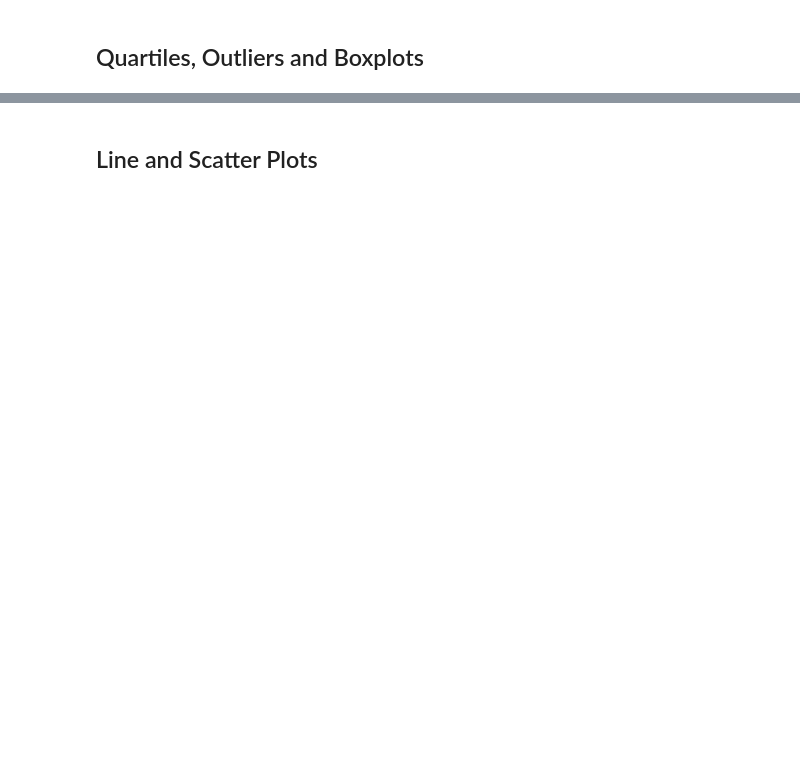
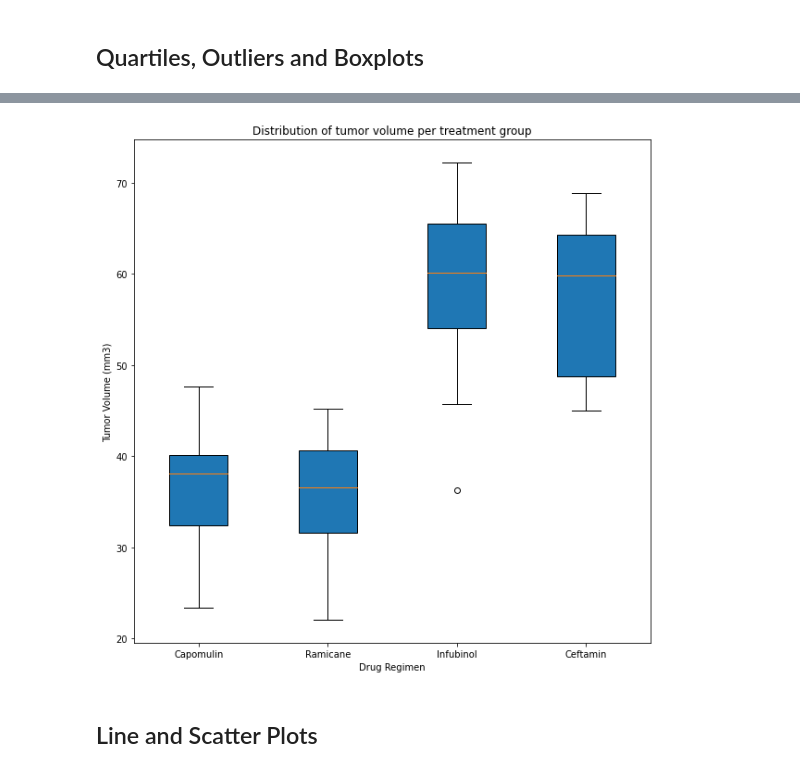
Before and after one commit to MechaBirdzilla/matplotlib-challenge, a Jupyter notebook: pymaceuticals_starter.ipynb, the cells around one changed output, grey strips where cells are left out. Drawn from its saved outputs; the diff is of its cells as text; code cells hidden in the pictures; blank space fills up the shorter version.

```diff
--- a/pymaceuticals_starter.ipynb
+++ b/pymaceuticals_starter.ipynb
@@ -162,17 +202,30 @@ plt.show()
 # %%
 # Put treatments into a list for for loop (and later for plot labels)
-
+treatments = ["Capomulin", "Ramicane", "Infubinol", "Ceftamin"]
 
 # Create empty list to fill with tumor vol data (for plotting)
+Capomulin=[]
+Ramicane=[]
+Infubinol=[]
+Ceftamin=[]
+
+# Create a for loop to fill the empty lists with data
+
+for index, row in tumor_max_merged.iterrows():
+        if row["Drug Regimen"] == treatments[0]:
+            Capomulin.append(row["Tumor Volume (mm3)"])
+        if row["Drug Regimen"] == treatments[1]:
+            Ramicane.append(row["Tumor Volume (mm3)"])
+        if row["Drug Regimen"] == treatments[2]:
+            Infubinol.append(row["Tumor Volume (mm3)"])
+        if row["Drug Regimen"] == treatments[3]:
+            Ceftamin.append(row["Tumor Volume (mm3)"])
 
 
 # Calculate the IQR and quantitatively determine if there are any potential outliers.
 
+# Locate the rows which contain mice on each drug and get the tumor volumes
+final_volumes = pd.DataFrame({"Capomulin": Capomulin, "Ramicane": Ramicane, "Infubinol": Infubinol,
+                        "Ceftamin": Ceftamin}).round(2)
 
-    # Locate the rows which contain mice on each drug and get the tumor volumes
-
-
-    # add subset
-
-
-    # Determine outliers using upper and lower bounds
+final_volumes
@@ -181,3 +311,17 @@ plt.show()
+# %%
+data = [final_volumes["Capomulin"],
+        final_volumes["Ramicane"],
+        final_volumes["Infubinol"],
+        final_volumes["Ceftamin"]]
+
+fig1,bxplot = plt.subplots (figsize=(10, 10))
+bxplot.boxplot(data, labels=treatments, patch_artist=True)
+bxplot.set_title("Distribution of tumor volume per treatment group")
+bxplot.set_ylabel("Tumor Volume (mm3)")
+bxplot.set_xlabel("Drug Regimen")
+plt.show()
+# %% [output]
+[figure, added]
 # %% [markdown]
 ## Line and Scatter Plots
 # %%
```
Also changed, not shown: parts of 12 cells of this notebook.
